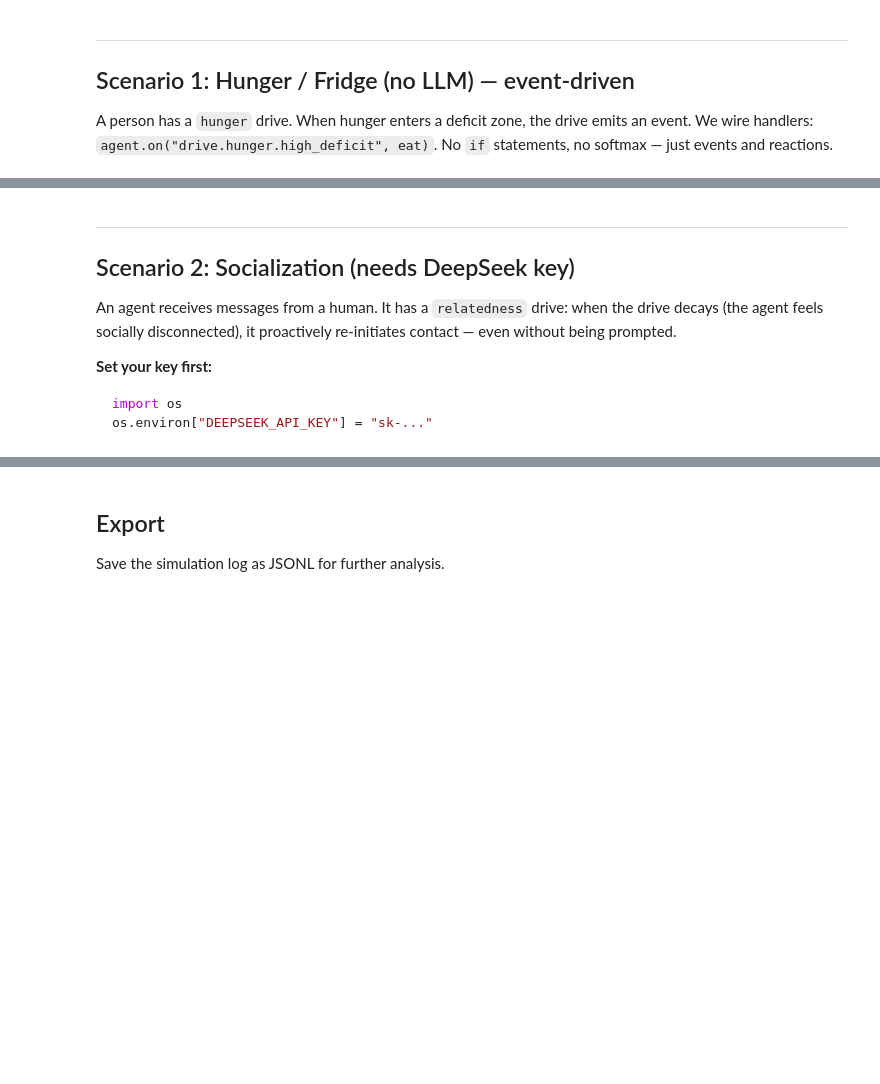
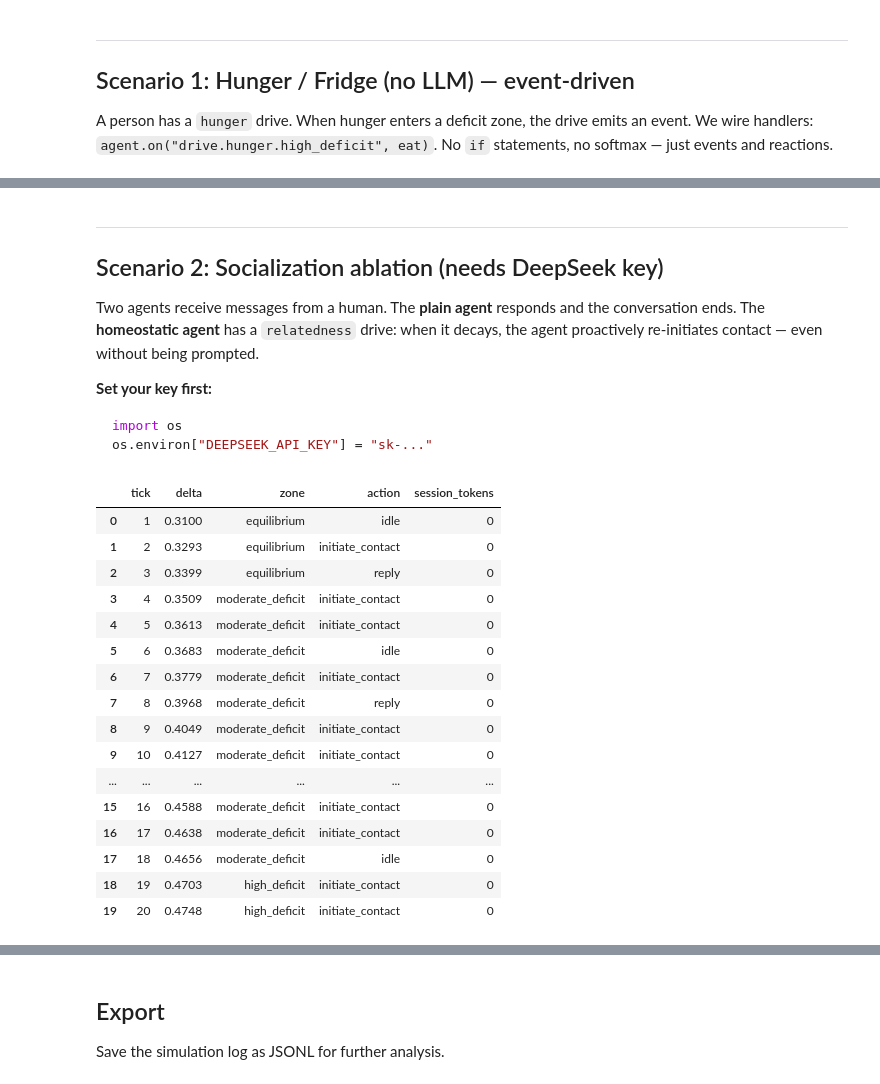
Before and after one commit to codewithpatelo/binsai.py, a Jupyter notebook: notebooks/binsai_quickstart.ipynb, the cells around one changed output, grey strips where cells are left out. Saved outputs shown, nothing was run; the diff lists cells and outputs as text; code cells hidden in the pictures; blank space fills up the shorter version.

````diff
--- a/notebooks/binsai_quickstart.ipynb
+++ b/notebooks/binsai_quickstart.ipynb
@@ -77,10 +120,10 @@ plt.tight_layout(); plt.show()
 # %% [markdown]
 ---
-## Scenario 2: Socialization (needs DeepSeek key)
+## Scenario 2: Socialization ablation (needs DeepSeek key)
 
-An agent receives messages from a human. It has a `relatedness` drive: when the
-drive decays (the agent feels socially disconnected), it proactively re-initiates
-contact — even without being prompted.
+Two agents receive messages from a human. The **plain agent** responds and the conversation ends.
+The **homeostatic agent** has a `relatedness` drive: when it decays, the agent proactively
+re-initiates contact — even without being prompted.
 
 **Set your key first:**
 ```python
@@ -97,62 +140,69 @@ from binsai.action_registry import ActionSet, ActionSpec
 from binsai.action_registry import _handler_llm, _handler_noop
 from binsai.llm import get_backend
 
-# Social actions that satiate relatedness on contact (closes the homeostatic loop).
-def _social_llm(action_name, satiate_amount=0.5):
-    def handler(agent, drive, tick, demand, difficulty):
-        r = agent.drives.get("relatedness")
-        if r:
-            r.satiate(satiate_amount)
-        return "llm"  # proceed to LLM execution after satiating
-    return handler
-
-# 1. Create an agent with a relatedness drive + custom social actions
+# 1. Create two agents with a relatedness drive + custom social actions
 social_actions = ActionSet([
     ActionSpec(
         name="reply", requires_demand=True,
         delta_cost=0.002, ticks=1, max_tokens=256,
-        beta=-0.5, bias=+1.6, handler=_social_llm("reply"),
+        beta=-0.5, bias=+1.6, handler=_handler_llm,  # default when demand present
     ),
     ActionSpec(
         name="initiate_contact", requires_demand=False,
         delta_cost=0.003, ticks=1, max_tokens=256,
-        beta=+6.0, bias=-1.0, handler=_social_llm("initiate_contact"),
+        beta=+10.0, bias=-0.5, handler=_handler_llm,  # activates when relatedness is HIGH (deficit)
     ),
     ActionSpec(
         name="idle", requires_demand=False,
         delta_cost=0.0, ticks=1, max_tokens=0,
         beta=0.0, bias=-0.3, handler=_handler_noop,
     ),
 ])
 
-# Regulated agent (relatedness deficit grows when alone → initiate_contact fires)
+# Regulated agent (relatedness decays → proact fires)
 config = WorldConfig(
     seed=42,
     dry_run_llm=("DEEPSEEK_API_KEY" not in os.environ),
     agents=[
         AgentConfig(
             name="HomeoBot",
             drive_names=["relatedness"],
             drive_configs=[
-                {"name": "relatedness", "lambda_rate": 0.010, "set_point": 0.30,
-                 "satiation_rate": 0.30},
+                {"name": "relatedness", "lambda_rate": 0.010, "set_point": 0.30},
             ],
             temperature=1.0,
         ),
     ],
 )
 w = World(config)
 # Inject the custom action set
 for agent in w.agents:
     agent.action_set = social_actions
 
-# 2. Simulate: the human sends messages stochastically. In the gaps, relatedness
-#    deficit grows and the agent proactively re-initiates contact.
+# 2. Simulate: human sends a message at tick 5, then stops. Watch relatedness decay → agent re-engages.
 log = w.run(60)
 df = log.to_dataframe()
 # Show trajectory
 import pandas as pd
 df[df["agent"] == "HomeoBot"][["tick", "delta", "zone", "action", "session_tokens"]].head(20)
+# %% [output]
+|  | tick | delta | zone | action | session_tokens |
+| 0 | 1 | 0.3100 | equilibrium | idle | 0 |
+| 1 | 2 | 0.3293 | equilibrium | initiate_contact | 0 |
+| 2 | 3 | 0.3399 | equilibrium | reply | 0 |
+| 3 | 4 | 0.3509 | moderate_deficit | initiate_contact | 0 |
+| 4 | 5 | 0.3613 | moderate_deficit | initiate_contact | 0 |
+| 5 | 6 | 0.3683 | moderate_deficit | idle | 0 |
+| 6 | 7 | 0.3779 | moderate_deficit | initiate_contact | 0 |
+| 7 | 8 | 0.3968 | moderate_deficit | reply | 0 |
+| 8 | 9 | 0.4049 | moderate_deficit | initiate_contact | 0 |
+| 9 | 10 | 0.4127 | moderate_deficit | initiate_contact | 0 |
+| ... | ... | ... | ... | ... | ... |
+| 15 | 16 | 0.4588 | moderate_deficit | initiate_contact | 0 |
+| 16 | 17 | 0.4638 | moderate_deficit | initiate_contact | 0 |
+| 17 | 18 | 0.4656 | moderate_deficit | idle | 0 |
+| 18 | 19 | 0.4703 | high_deficit | initiate_contact | 0 |
+| 19 | 20 | 0.4748 | high_deficit | initiate_contact | 0 |
 # %%
 # Plot relatedness trajectory
 import matplotlib.pyplot as plt
````
Also changed, not shown: parts of 11 cells of this notebook, 20 other files.
